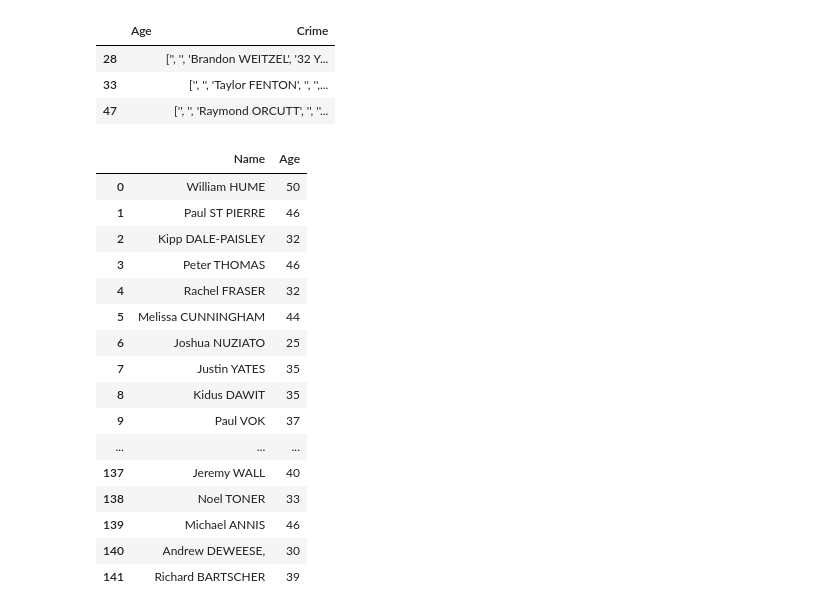
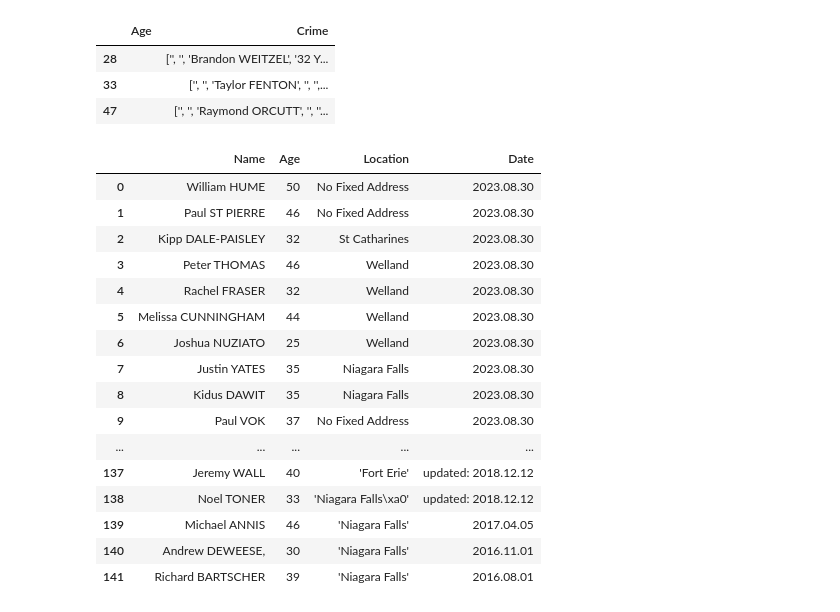
Before and after one commit to withabubaker/Niagara-MostWanted-WebScraping-Tableau, a Jupyter notebook: dataCleaning.ipynb, the cells around one changed output. Saved outputs shown, nothing was run; the diff lists cells and outputs as text; code cells hidden in the pictures.

```diff
--- a/dataCleaning.ipynb
+++ b/dataCleaning.ipynb
@@ -100,23 +100,26 @@ df.loc[df['Age']=='', ['Age','Crime']]
 df.iloc[28,1] = 32
 df.iloc[33,1] = 26
 df.iloc[47,1] = 42
-# %%
-df[['Name', 'Age']]
-# %% [output]
-|  | Name | Age |
-| 0 | William HUME | 50 |
-| 1 | Paul ST PIERRE | 46 |
-| 2 | Kipp DALE-PAISLEY | 32 |
-| 3 | Peter THOMAS | 46 |
-| 4 | Rachel FRASER | 32 |
-| 5 | Melissa CUNNINGHAM | 44 |
-| 6 | Joshua NUZIATO | 25 |
-| 7 | Justin YATES | 35 |
-| 8 | Kidus DAWIT | 35 |
-| 9 | Paul VOK | 37 |
-| ... | ... | ... |
-| 137 | Jeremy WALL | 40 |
-| 138 | Noel TONER | 33 |
-| 139 | Michael ANNIS | 46 |
-| 140 | Andrew DEWEESE, | 30 |
-| 141 | Richard BARTSCHER | 39 |
+# %%
+# Since we only have 142 records, let's display all records and see what else we need to clean.
+# if we have more records we can exports the data into csv file and work on it. it would be much easier.
+
+df[['Name', 'Age','Location','Date']]
+# %% [output]
+|  | Name | Age | Location | Date |
+| 0 | William HUME | 50 | No Fixed Address | 2023.08.30 |
+| 1 | Paul ST PIERRE | 46 | No Fixed Address | 2023.08.30 |
+| 2 | Kipp DALE-PAISLEY | 32 | St Catharines | 2023.08.30 |
+| 3 | Peter THOMAS | 46 | Welland | 2023.08.30 |
+| 4 | Rachel FRASER | 32 | Welland | 2023.08.30 |
+| 5 | Melissa CUNNINGHAM | 44 | Welland | 2023.08.30 |
+| 6 | Joshua NUZIATO | 25 | Welland | 2023.08.30 |
+| 7 | Justin YATES | 35 | Niagara Falls | 2023.08.30 |
+| 8 | Kidus DAWIT | 35 | Niagara Falls | 2023.08.30 |
+| 9 | Paul VOK | 37 | No Fixed Address | 2023.08.30 |
+| ... | ... | ... | ... | ... |
+| 137 | Jeremy WALL | 40 | 'Fort Erie' | updated: 2018.12.12 |
+| 138 | Noel TONER | 33 | 'Niagara Falls\xa0' | updated: 2018.12.12 |
+| 139 | Michael ANNIS | 46 | 'Niagara Falls' | 2017.04.05 |
+| 140 | Andrew DEWEESE, | 30 | 'Niagara Falls' | 2016.11.01 |
+| 141 | Richard BARTSCHER | 39 | 'Niagara Falls' | 2016.08.01 |
```
Also changed, not shown: parts of 1 cell of this notebook.
